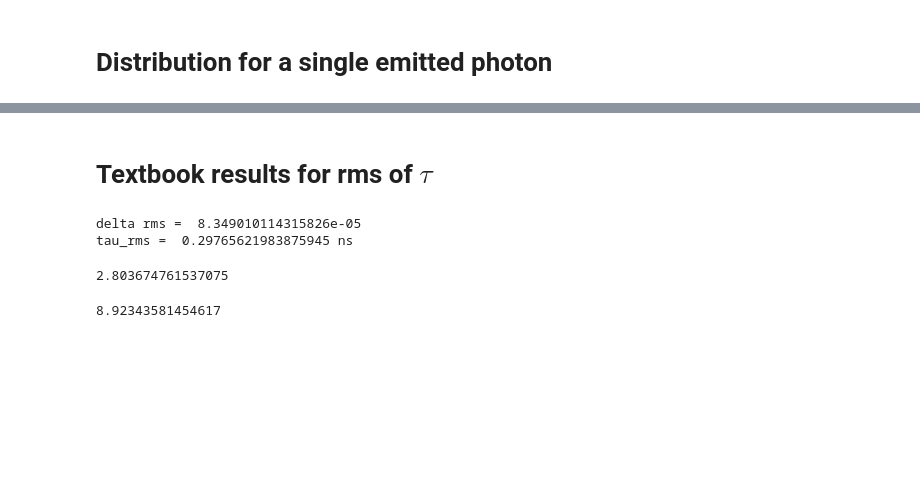
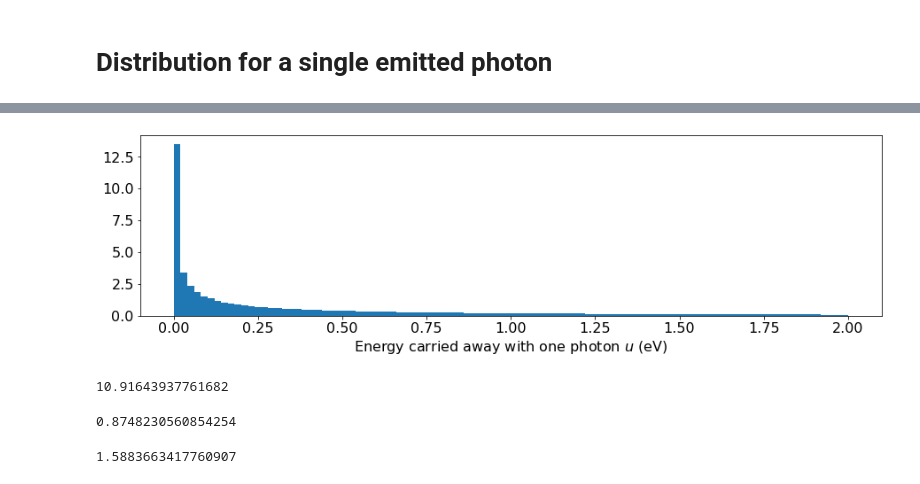
Before and after one commit to IharLobach/ursse, a Jupyter notebook: analyzing_collected_data/shifts/shift_02_28_2020/experiment_vs_simulation_random_walk.ipynb, the cells around one changed output, grey strips where cells are left out. Saved outputs shown, nothing was run; the diff lists cells and outputs as text; code cells hidden in the pictures; blank space fills up the shorter version.

```diff
--- a/analyzing_collected_data/shifts/shift_02_28_2020/experiment_vs_simulation_random_walk.ipynb
+++ b/analyzing_collected_data/shifts/shift_02_28_2020/experiment_vs_simulation_random_walk.ipynb
@@ -78,11 +116,2 @@ plt.show()
 # %% [markdown]
 # Distribution for a single emitted photon
-# %%
-rands = np.random.rand(100000)
-en = np.zeros(shape=rands.shape)
-Et = 88.9e-7*pow((gamma*0.511),4)/rho
-Scale = 15*np.sqrt(3)/8*Et
-for i,r in enumerate(rands):
-    en[i] = sm.InvSynchFractInt(r)
-plt.hist(en, bins=100, range=(0,0.2))
-plt.show()
@@ -177,2 +117,0 @@ sim_sz_df['sz_ns'].std()
-# %% [markdown]
-# Textbook results for  rms of $\tau$
@@ -184,18 +118,19 @@ w = 2*np.pi*h*eta
-# %%
-ts = 0.836
-JE = 2*E0*iota_period_sec/ts/Et
-delta_rms = 0.62e-6*gamma/np.sqrt(JE*rho/100)
-print("delta rms = ", delta_rms)
-tau_rms = 1e9*delta_rms/((f*h)*2*np.pi*np.sqrt(V/(2*np.pi*E0*h*np.abs(eta))))
-print("tau_rms = ", tau_rms, "ns")
-# %% [output]
-delta rms =  8.349010114315826e-05
-tau_rms =  0.29765621983875945 ns
-# %%
-JE
-# %% [output]
-2.803674761537075
-# %%
-tau_rms*1e-9*c
-# %% [output]
-8.92343581454617
+# %%
+rands = np.random.rand(1000000)
+en = np.zeros(shape=rands.shape)
+Et = 8/9*np.pi*1/137*gamma*Ec
+Scale = 15*np.sqrt(3)/8*Et
+for i,r in enumerate(rands):
+    en[i] = sm.InvSynchFractInt(r)*Ec
+plt.hist(en, bins=100, range=(0,2.0),density=True)
+plt.xlabel(r"Energy carried away with one photon $u$ (eV)")
+plt.savefig(os.path.join(images_dir,
+                             "one_photon_energy_density_function.png"),
+            dpi=300, bbox_inches='tight')
+plt.show()
+# %% [output]
+[figure, added]
+# %%
+Et
+# %% [output]
+10.91643937761682
@@ -201,0 +142,8 @@ tau_rms*1e-9*c
+# %%
+np.mean(en)
+# %% [output]
+0.8748230560854254
+# %%
+np.std(en)
+# %% [output]
+1.5883663417760907
```
Also changed, not shown: parts of 55 cells of this notebook, 6 other files.
